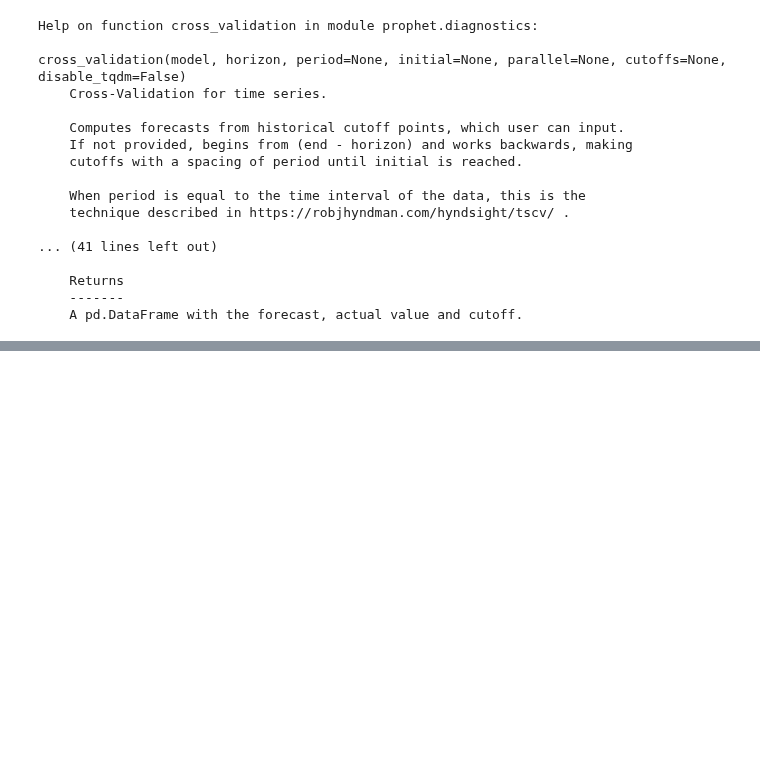
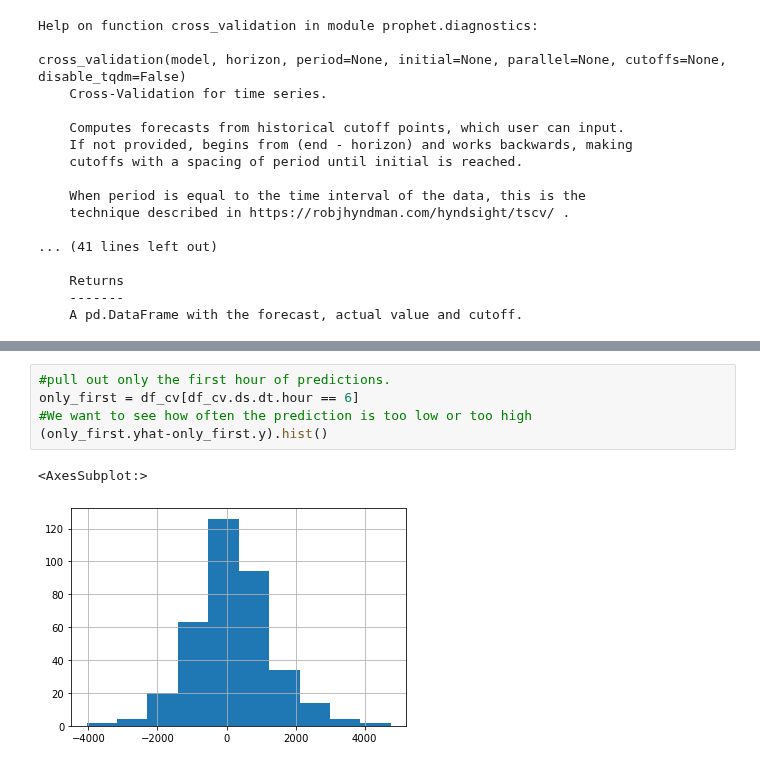
Before and after one commit to energy-demand-forecast/energy_demand_forecast, a Jupyter notebook: cayt_workspace/modeling.ipynb, the cells around one changed output, grey strips where cells are left out. Saved outputs shown, nothing was run; the diff lists cells and outputs as text; blank space fills up the shorter version.

```diff
--- a/cayt_workspace/modeling.ipynb
+++ b/cayt_workspace/modeling.ipynb
@@ -473,0 +610,8 @@ cross_validation(model, horizon, period=None, initial=None, parallel=None, cutof
+# %%
+#pull out only the first hour of predictions.
+only_first = df_cv[df_cv.ds.dt.hour == 6]
+#We want to see how often the prediction is too low or too high
+(only_first.yhat-only_first.y).hist()
+# %% [output]
+<AxesSubplot:>
+[figure, added]
```
Also changed, not shown: parts of 20 cells of this notebook.
